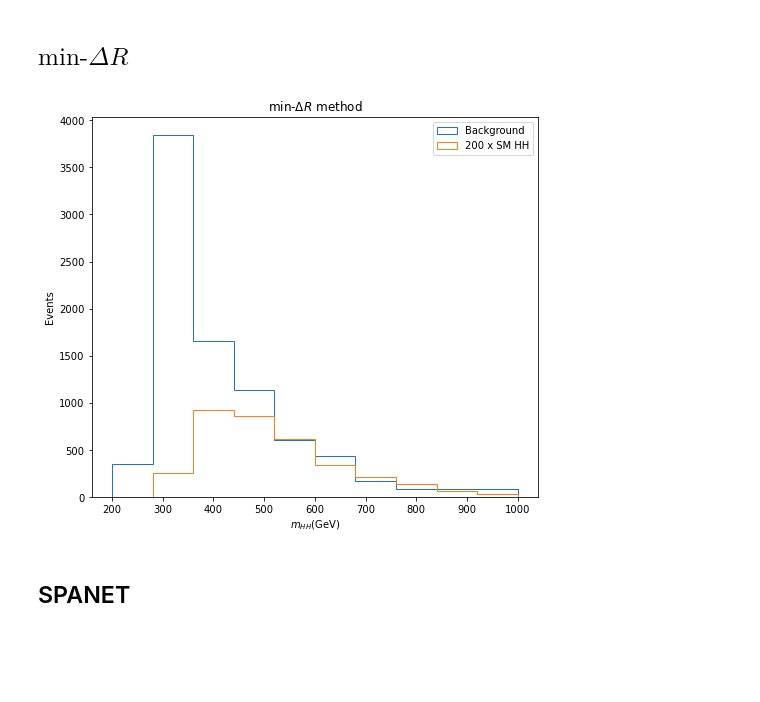
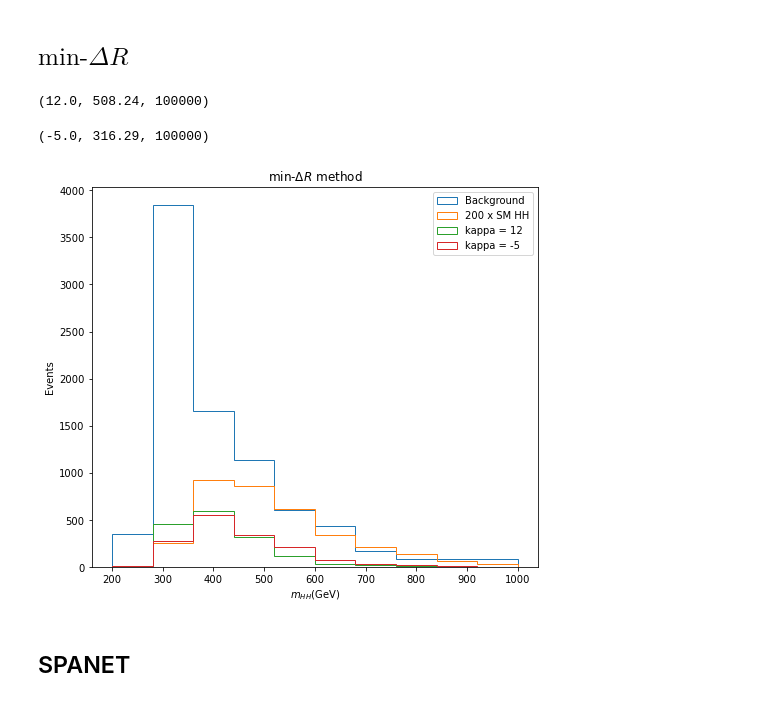
Before and after one commit to r10222035/3-4-Higgs-Collider-Study, a Jupyter notebook: Analysis/DiHiggs-kappa-constraint.ipynb, the cells around one changed output. Cells and saved outputs as stored; diff of their text form; code cells hidden in the pictures; blank space fills up the shorter version.

Commit message:
Set kappa constraints with k5 SPANET

```diff
--- a/Analysis/Di-Higgs-kappa-constraint.ipynb
+++ b/Analysis/DiHiggs-kappa-constraint.ipynb
@@ -481,6 +481,50 @@ min_s = diHiggs_selection_HDF5(file_path,
                                 xection,
                                 title='pp->hh',
                                 nevent_max=10000)
+
+file_path = '/home/r10222035/CPVDM/Di-Higgs-SM/pphh/Events/run_28_decayed_1/DiHiggs_4b_PT40-predict.h5'
+sample_dir = '/home/r10222035/CPVDM/Di-Higgs-SM/pphh/Events/'
+i=28
+info = get_info(os.path.join(sample_dir, f'run_{i:02}'))
+print(info)
+
+xection = info[1] * 0.582 * 0.582
+tot_event = info[2]
+
+# selection
+file_path = os.path.join(sample_dir, f'run_{i:02}_decayed_1/DiHiggs_4b_PT40-predict.h5')
+min_k12 = diHiggs_selection_HDF5(file_path,
+                                tot_event,
+                                pairing_method,
+                                xection,
+                                title='pp->hh',
+                                nevent_max=10000)
+
+n, bin_edges = np.histogram(min_k12['mhh'], bins=n_bin, range=hist_range)
+min_k12 = n / tot_event * xection * L
+
+file_path = '/home/r10222035/CPVDM/Di-Higgs-SM/pphh/Events/run_11_decayed_1/DiHiggs_4b_PT40-predict.h5'
+i=11
+info = get_info(os.path.join(sample_dir, f'run_{i:02}'))
+print(info)
+
+xection = info[1] * 0.582 * 0.582
+tot_event = info[2]
+
+# selection
+file_path = os.path.join(sample_dir, f'run_{i:02}_decayed_1/DiHiggs_4b_PT40-predict.h5')
+min_k_5 = diHiggs_selection_HDF5(file_path,
+                                tot_event,
+                                pairing_method,
+                                xection,
+                                title='pp->hh',
+                                nevent_max=10000)
+
+n, bin_edges = np.histogram(min_k_5['mhh'], bins=n_bin, range=hist_range)
+min_k_5 = n / tot_event * xection * L
+# %% [output]
+(12.0, 508.24, 100000)
+(-5.0, 316.29, 100000)
 # %%
 tot_event = 1000000
 xection = 628589.0502929688
@@ -496,18 +540,20 @@ min_sig = n / tot_event * xection * L
 # %%
 fig, ax = plt.subplots(1, 1, figsize =(8, 7))
 
 ax.hist(np.linspace(*hist_range,n_bin), bins=n_bin, range=hist_range, weights=min_bkg, histtype='step', label='Background')
 ax.hist(np.linspace(*hist_range,n_bin), bins=n_bin, range=hist_range, weights=min_sig*200, histtype='step', label='200 x SM HH')
+ax.hist(np.linspace(*hist_range,n_bin), bins=n_bin, range=hist_range, weights=min_k12*10, histtype='step', label='$\kappa = 12$')
+ax.hist(np.linspace(*hist_range,n_bin), bins=n_bin, range=hist_range, weights=min_k_5*10, histtype='step', label='$\kappa = -5$')
 
 ax.set_xlabel('$m_{HH}$(GeV)')
 ax.set_ylabel('Events')
 ax.set_title('min-$\Delta R$ method')
 
 ax.legend()
-plt.savefig('figures/mhh_distribution_min_dR.png', facecolor='White', dpi=300, bbox_inches = 'tight')
+# plt.savefig('figures/mhh_distribution_min_dR.png', facecolor='White', dpi=300, bbox_inches = 'tight')
 plt.show()
 # %% [output]
-[figure, old version]
+[figure, new version]
 # %% [markdown]
 ## SPANET
 # %%
```
Also changed, not shown: parts of 20 cells of this notebook, 8 other files.
